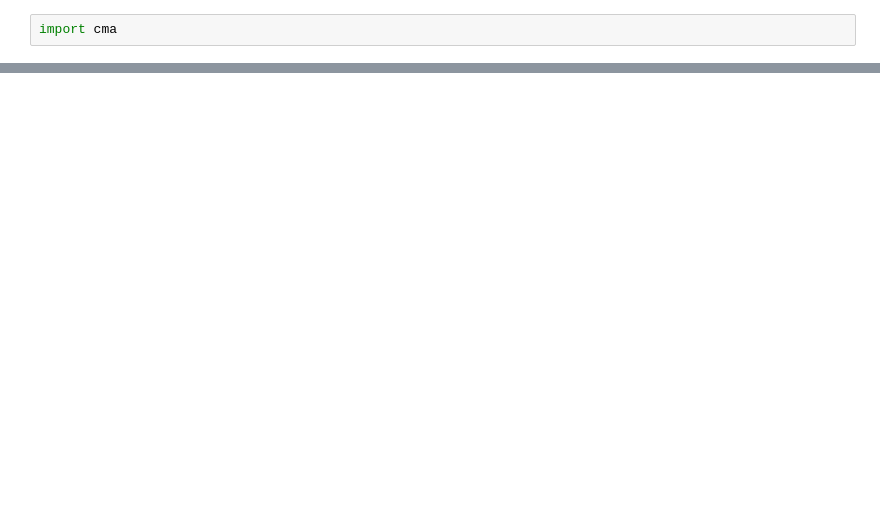
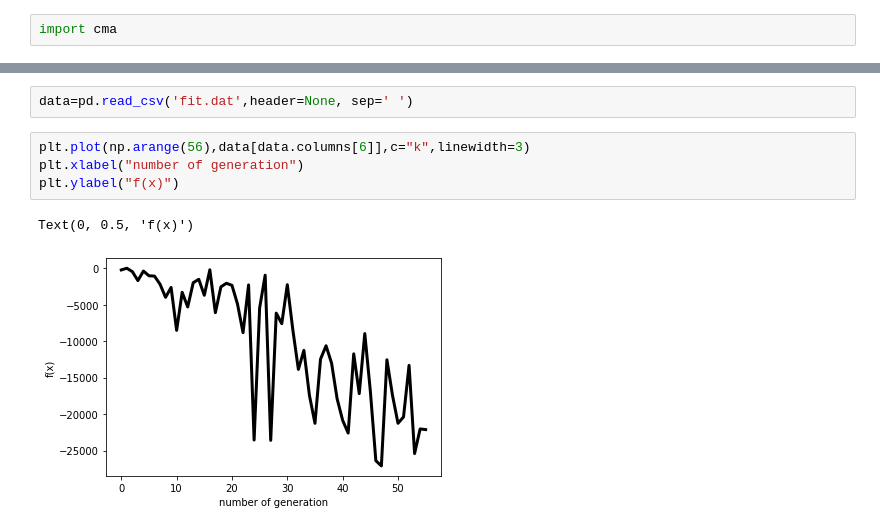
Before and after one commit to someoneinthecrowd/Microroller_Fields, a Jupyter notebook: perturbation.ipynb, the cells around one changed output, grey strips where cells are left out. Cells and saved outputs as stored; diff of their text form; blank space fills up the shorter version.

```diff
--- a/perturbation.ipynb
+++ b/perturbation.ipynb
@@ -365,0 +487,9 @@ integrate.romberg(ux1, 0, 2*np.pi)*Y
+# %%
+data=pd.read_csv('fit.dat',header=None, sep=' ')
+# %%
+plt.plot(np.arange(56),data[data.columns[6]],c="k",linewidth=3)
+plt.xlabel("number of generation")
+plt.ylabel("f(x)")
+# %% [output]
+Text(0, 0.5, 'f(x)')
+[figure, added]
```
Also changed, not shown: parts of 33 cells of this notebook.
